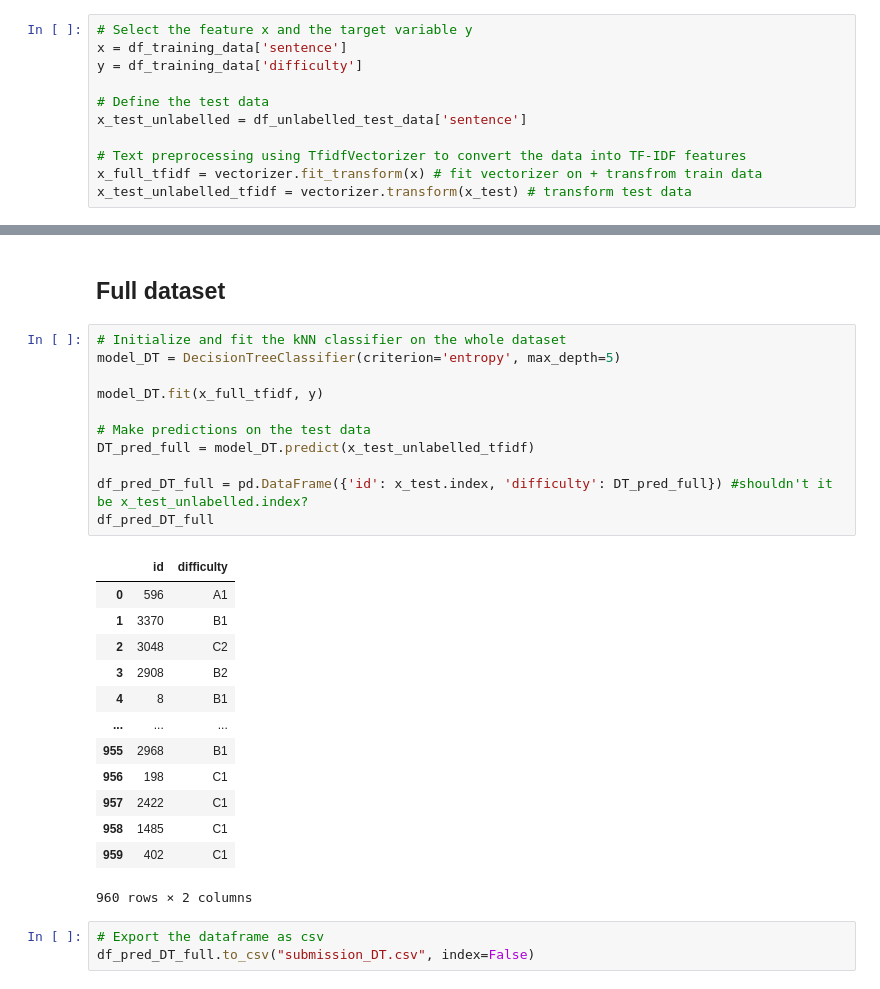
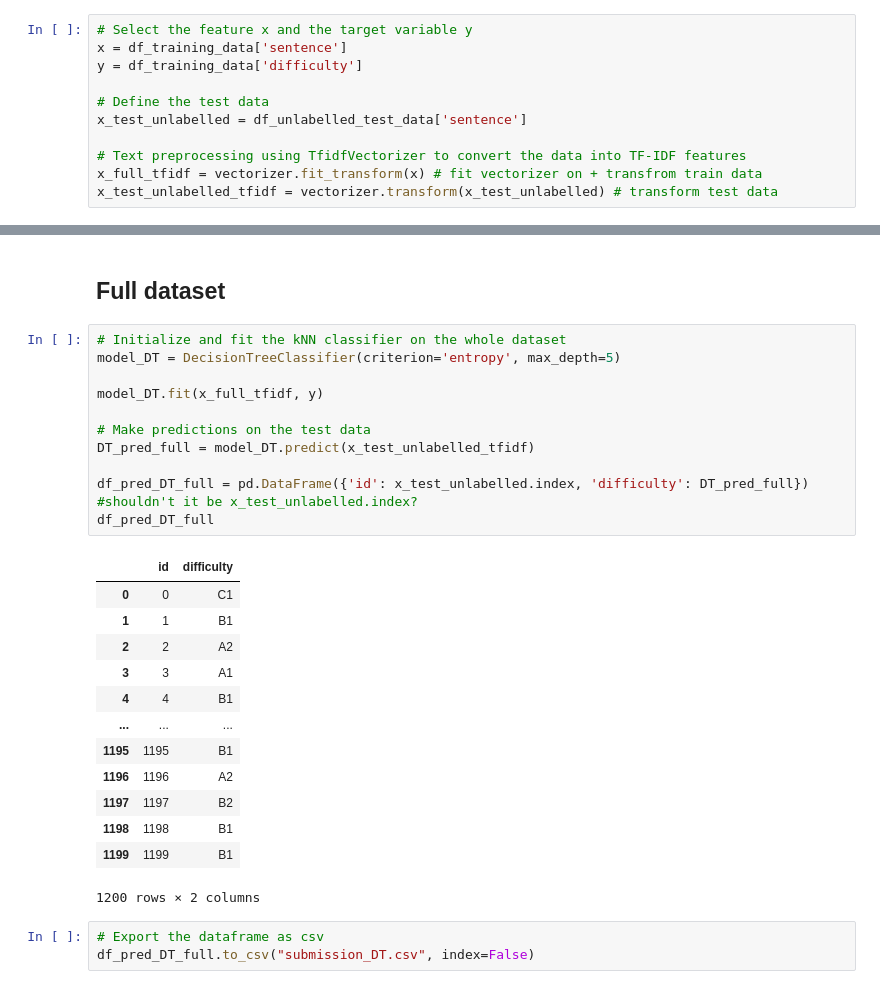
Before and after one commit to RebeccaKessler/Machine_Learning, a Jupyter notebook: Codes/Code_Basic_Models.ipynb, the cells around one changed output, grey strips where cells are left out. Cells and saved outputs as stored; diff of their text form.

```diff
--- a/Codes/Code_Basic_Models.ipynb
+++ b/Codes/Code_Basic_Models.ipynb
@@ -122,7 +122,7 @@ x_test_unlabelled = df_unlabelled_test_data['sentence']
 
 # Text preprocessing using TfidfVectorizer to convert the data into TF-IDF features
 x_full_tfidf = vectorizer.fit_transform(x) # fit vectorizer on + transfrom train data
-x_test_unlabelled_tfidf = vectorizer.transform(x_test) # transform test data
+x_test_unlabelled_tfidf = vectorizer.transform(x_test_unlabelled) # transform test data
 # %%
 # Initialize and train the Logistic Regression model on the whole dataset
 model_LR = LogisticRegression()
@@ -503,28 +503,28 @@ plt.show()
 # %%
 # Initialize and fit the kNN classifier on the whole dataset
 model_DT = DecisionTreeClassifier(criterion='entropy', max_depth=5)
 
 model_DT.fit(x_full_tfidf, y)
 
 # Make predictions on the test data
 DT_pred_full = model_DT.predict(x_test_unlabelled_tfidf)
 
-df_pred_DT_full = pd.DataFrame({'id': x_test.index, 'difficulty': DT_pred_full}) #shouldn't it be x_test_unlabelled.index?
+df_pred_DT_full = pd.DataFrame({'id': x_test_unlabelled.index, 'difficulty': DT_pred_full}) #shouldn't it be x_test_unlabelled.index?
 df_pred_DT_full
 # %% [output]
 |  | id | difficulty |
-| 0 | 596 | A1 |
-| 1 | 3370 | B1 |
-| 2 | 3048 | C2 |
-| 3 | 2908 | B2 |
-| 4 | 8 | B1 |
+| 0 | 0 | C1 |
+| 1 | 1 | B1 |
+| 2 | 2 | A2 |
+| 3 | 3 | A1 |
+| 4 | 4 | B1 |
 | ... | ... | ... |
-| 955 | 2968 | B1 |
-| 956 | 198 | C1 |
-| 957 | 2422 | C1 |
-| 958 | 1485 | C1 |
-| 959 | 402 | C1 |
+| 1195 | 1195 | B1 |
+| 1196 | 1196 | A2 |
+| 1197 | 1197 | B2 |
+| 1198 | 1198 | B1 |
+| 1199 | 1199 | B1 |
-960 rows × 2 columns
+1200 rows × 2 columns
 # %%
 # Export the dataframe as csv
 df_pred_DT_full.to_csv("submission_DT.csv", index=False)
```
Also changed, not shown: parts of 14 cells of this notebook.
